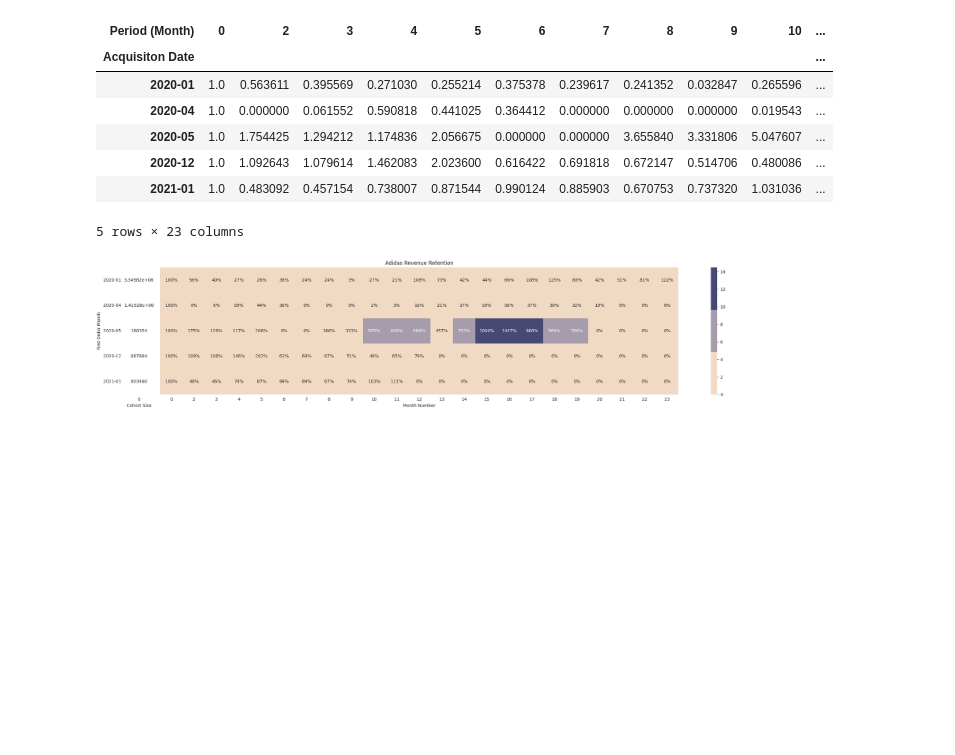
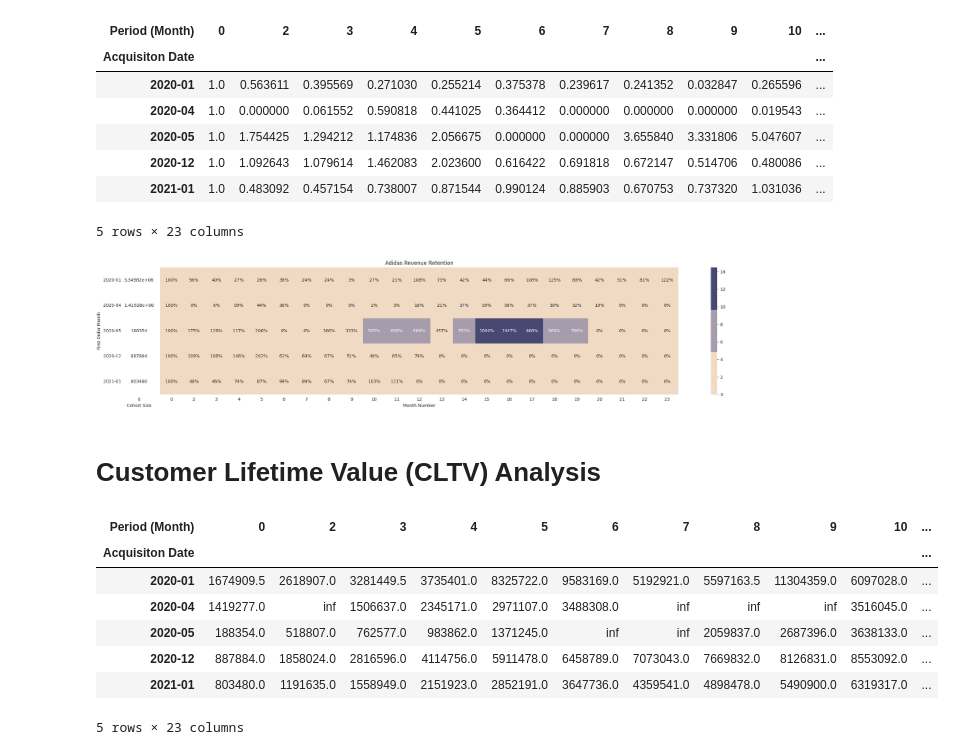
Before and after one commit to JayaWinata/Adidas-Retailer-Retention-Analysis, a Jupyter notebook: cohort-analysis.ipynb, the cells around one changed output. Saved outputs shown, nothing was run; the diff lists cells and outputs as text; code cells hidden in the pictures; blank space fills up the shorter version.

Commit message:
cltv calculation added

```diff
--- a/cohort-analysis.ipynb
+++ b/cohort-analysis.ipynb
@@ -301,8 +301,8 @@ Acquisiton Date
 2021-01    1.0
 Name: 0, dtype: float64
 # %%
-retailer_cohort_df = retailer_cohort_df.divide(retailer_cohort_size,axis=0)
-retailer_cohort_df
+retailer_cohort_df_percentage = retailer_cohort_df.divide(retailer_cohort_size,axis=0)
+retailer_cohort_df_percentage
 # %% [output]
 | Period (Month) | 0 | 2 | 3 | 4 | 5 | 6 | 7 | 8 | 9 | 10 | ... |
 | Acquisiton Date |  |  |  |  |  |  |  |  |  |  | ... |
@@ -361,8 +361,8 @@ Acquisiton Date
 2021-01     803480.0
 Name: 0, dtype: float64
 # %%
-revenue_cohort_df = revenue_cohort_df.divide(revenue_cohort_size,axis=0)
-revenue_cohort_df
+revenue_cohort_df_percentage = revenue_cohort_df.divide(revenue_cohort_size,axis=0)
+revenue_cohort_df_percentage
 # %% [output]
 | Period (Month) | 0 | 2 | 3 | 4 | 5 | 6 | 7 | 8 | 9 | 10 | ... |
 | Acquisiton Date |  |  |  |  |  |  |  |  |  |  | ... |
@@ -394,3 +394,18 @@ with sns.axes_style('white'):
     fig.tight_layout()
 # %% [output]
 [figure]
+# %% [markdown]
+# Customer Lifetime Value (CLTV) Analysis
+# %%
+customer_lifetime_revenue = revenue_cohort_df.cumsum(axis=1).divide(retailer_cohort_df)
+# %%
+customer_lifetime_revenue
+# %% [output]
+| Period (Month) | 0 | 2 | 3 | 4 | 5 | 6 | 7 | 8 | 9 | 10 | ... |
+| Acquisiton Date |  |  |  |  |  |  |  |  |  |  | ... |
+| 2020-01 | 1674909.5 | 2618907.0 | 3281449.5 | 3735401.0 | 8325722.0 | 9583169.0 | 5192921.0 | 5597163.5 | 11304359.0 | 6097028.0 | ... |
+| 2020-04 | 1419277.0 | inf | 1506637.0 | 2345171.0 | 2971107.0 | 3488308.0 | inf | inf | inf | 3516045.0 | ... |
+| 2020-05 | 188354.0 | 518807.0 | 762577.0 | 983862.0 | 1371245.0 | inf | inf | 2059837.0 | 2687396.0 | 3638133.0 | ... |
+| 2020-12 | 887884.0 | 1858024.0 | 2816596.0 | 4114756.0 | 5911478.0 | 6458789.0 | 7073043.0 | 7669832.0 | 8126831.0 | 8553092.0 | ... |
+| 2021-01 | 803480.0 | 1191635.0 | 1558949.0 | 2151923.0 | 2852191.0 | 3647736.0 | 4359541.0 | 4898478.0 | 5490900.0 | 6319317.0 | ... |
+5 rows × 23 columns
```
Also changed, not shown: parts of 7 cells of this notebook.
